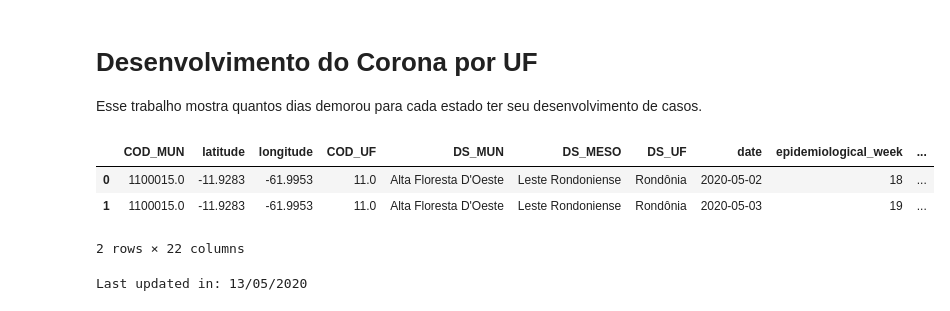
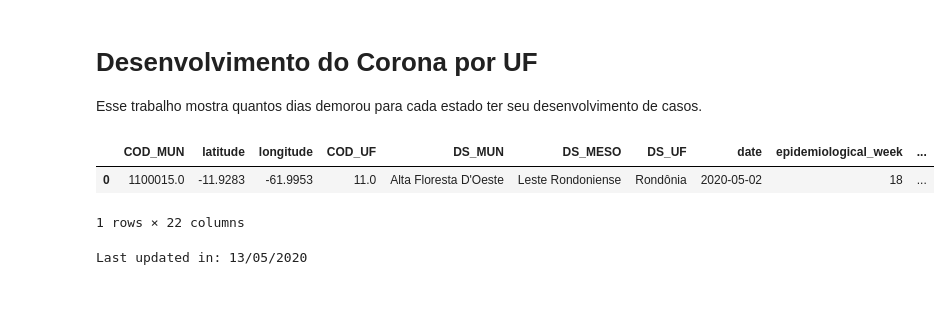
Before and after one commit to common-data/common-data, a Jupyter notebook: Corona Analise - Desenvolvimento do Corona por UF.ipynb, the cells around one changed output. Drawn from its saved outputs; the diff is of its cells as text; code cells hidden in the pictures.

```diff
--- a/Corona Analise - Desenvolvimento do Corona por UF.ipynb
+++ b/Corona Analise - Desenvolvimento do Corona por UF.ipynb
@@ -10,12 +10,11 @@ import matplotlib
 # %%
 # Importing the Excel file with all the cities
 covid_munic = pd.read_excel("cos_full_mun.xlsx")
-covid_munic.head(2)
+covid_munic.head(1)
 # %% [output]
 |  | COD_MUN | latitude | longitude | COD_UF | DS_MUN | DS_MESO | DS_UF | date | epidemiological_week | ... |
 | 0 | 1100015.0 | -11.9283 | -61.9953 | 11.0 | Alta Floresta D'Oeste | Leste Rondoniense | Rondônia | 2020-05-02 | 18 | ... |
-| 1 | 1100015.0 | -11.9283 | -61.9953 | 11.0 | Alta Floresta D'Oeste | Leste Rondoniense | Rondônia | 2020-05-03 | 19 | ... |
-2 rows × 22 columns
+1 rows × 22 columns
 # %%
 print("Last updated in: {:%d/%m/%Y}".format(max(covid_munic["date"])))
 # %% [output]
```
Also changed, not shown: parts of 3 cells of this notebook.
